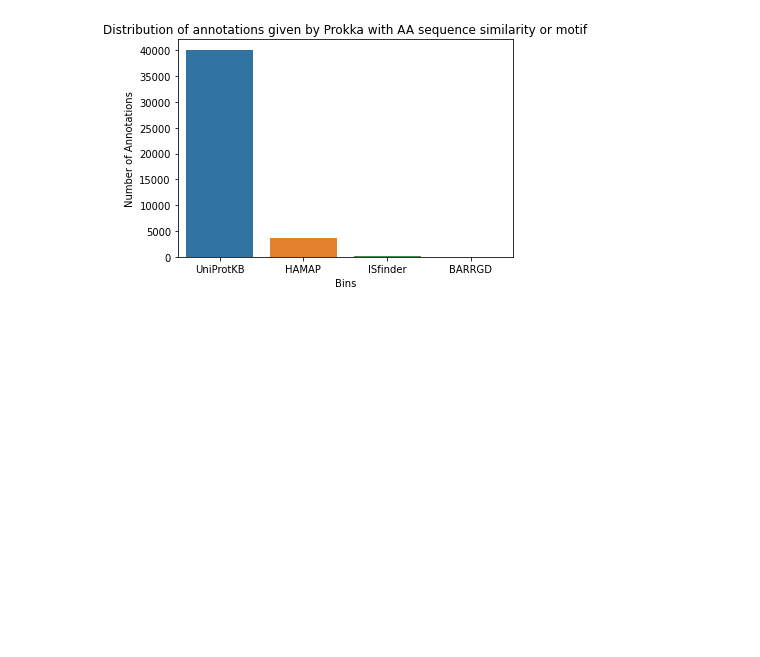
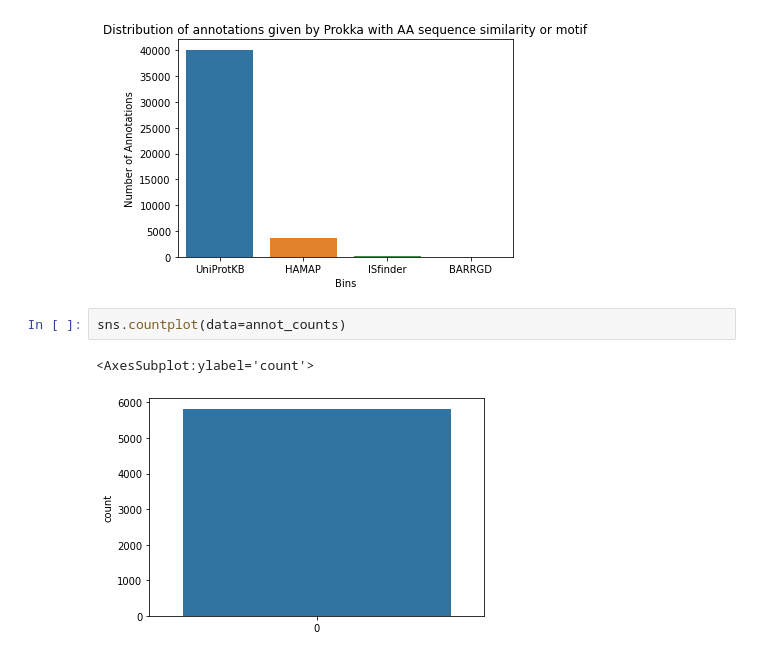
Before and after one commit to kradja/kedro_MCBee, a Jupyter notebook: notebooks/prokka_test.ipynb, the cells around one changed output. Saved outputs shown, nothing was run; the diff lists cells and outputs as text; blank space fills up the shorter version.

```diff
--- a/notebooks/prokka_test.ipynb
+++ b/notebooks/prokka_test.ipynb
@@ -44,3 +55,8 @@ plt.title('Distribution of annotations given by Prokka with AA sequence similari
 # %% [output]
 Text(0.5, 1.0, 'Distribution of annotations given by Prokka with AA sequence similarity or motif')
 [figure]
+# %%
+sns.countplot(data=annot_counts)
+# %% [output]
+<AxesSubplot:ylabel='count'>
+[figure, added]
```
Also changed, not shown: parts of 3 cells of this notebook, 6 other files.
